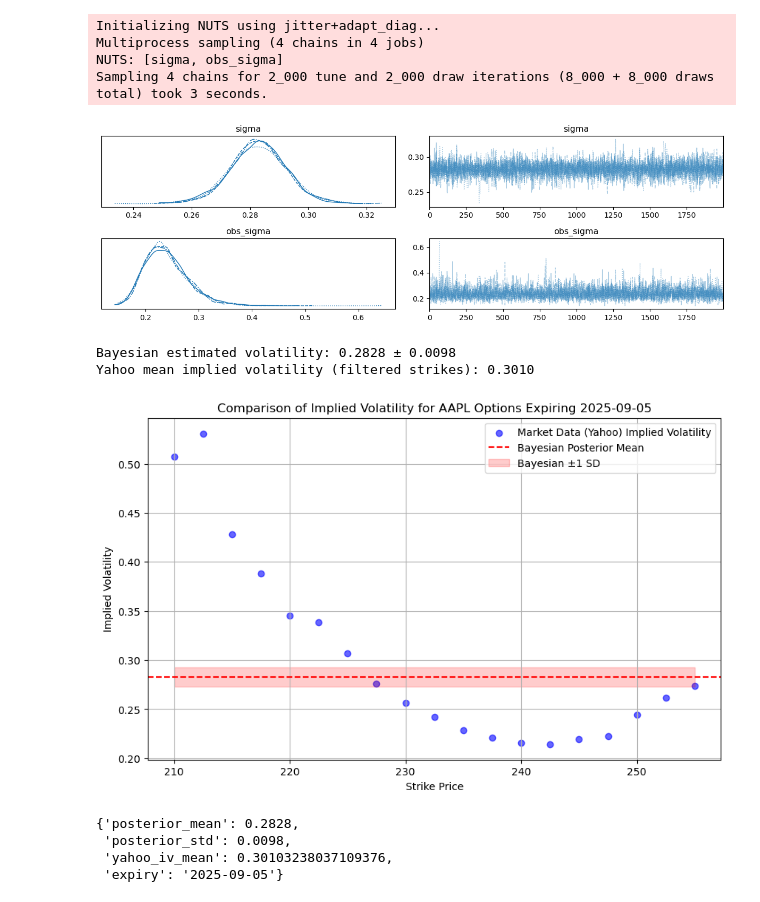
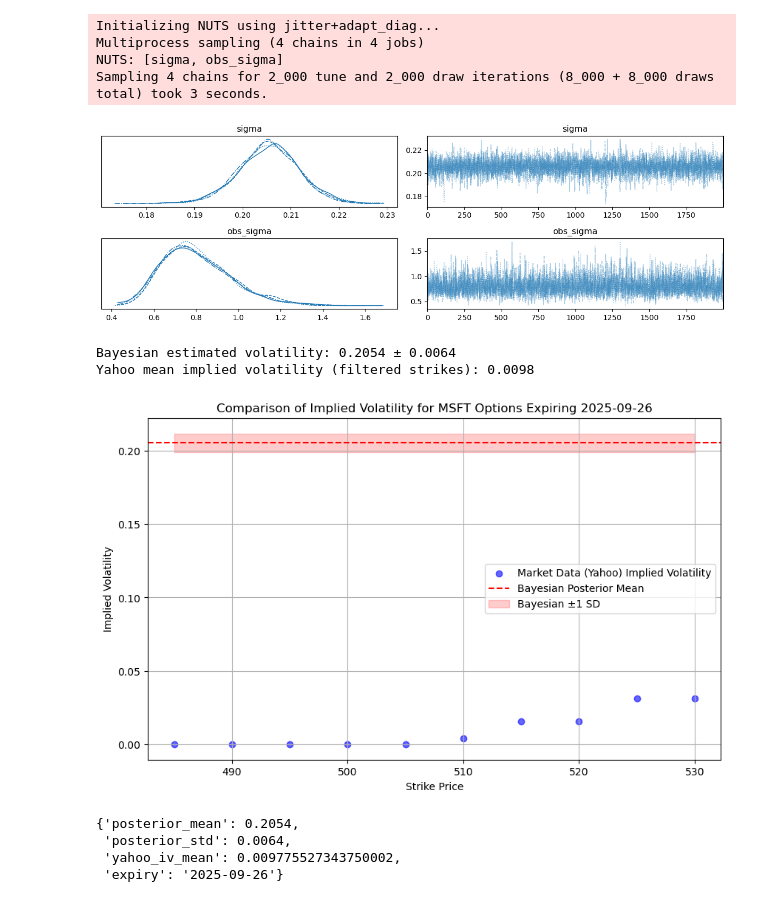
Before and after one commit to RezaCodz/Math_finance_models, a Jupyter notebook: notebooks/Black_Scholes.ipynb, the cells around one changed output. Drawn from its saved outputs; the diff is of its cells as text; code cells hidden in the pictures.

```diff
--- a/notebooks/Black_Scholes.ipynb
+++ b/notebooks/Black_Scholes.ipynb
@@ -8,20 +8,20 @@ import warnings
 warnings.filterwarnings('ignore')
 # %%
 
-ticker = "AAPL"
-r = 0.01
-Black_Scholes.implied_volatility_vs_market_data(ticker, expiry_date="2025-09-05", r=0.01)
+ticker = "MSFT"
+r = 0.001
+Black_Scholes.implied_volatility_vs_market_data(ticker, expiry_date="2025-09-26", r=0.01)
 # %% [output]
 Initializing NUTS using jitter+adapt_diag...
 Multiprocess sampling (4 chains in 4 jobs)
 NUTS: [sigma, obs_sigma]
 Sampling 4 chains for 2_000 tune and 2_000 draw iterations (8_000 + 8_000 draws total) took 3 seconds.
-[figure, old version]
+[figure, new version]
-Bayesian estimated volatility: 0.2828 ± 0.0098
-Yahoo mean implied volatility (filtered strikes): 0.3010
+Bayesian estimated volatility: 0.2054 ± 0.0064
+Yahoo mean implied volatility (filtered strikes): 0.0098
-[figure, old version]
+[figure, new version]
-{'posterior_mean': 0.2828,
- 'posterior_std': 0.0098,
- 'yahoo_iv_mean': 0.30103238037109376,
- 'expiry': '2025-09-05'}
+{'posterior_mean': 0.2054,
+ 'posterior_std': 0.0064,
+ 'yahoo_iv_mean': 0.009775527343750002,
+ 'expiry': '2025-09-26'}
 # %%
```
Also changed, not shown: parts of 1 cell of this notebook, 2 other files.
